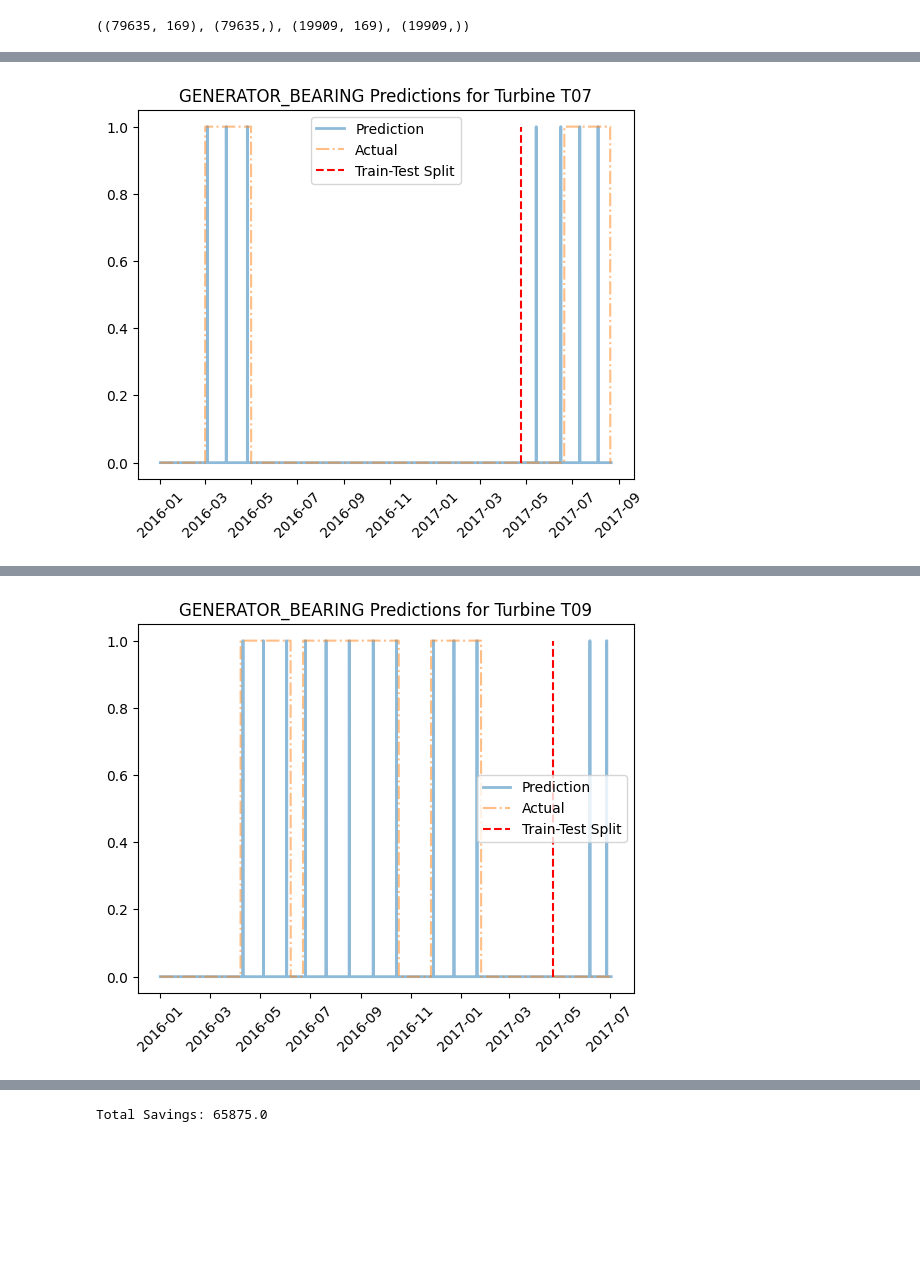
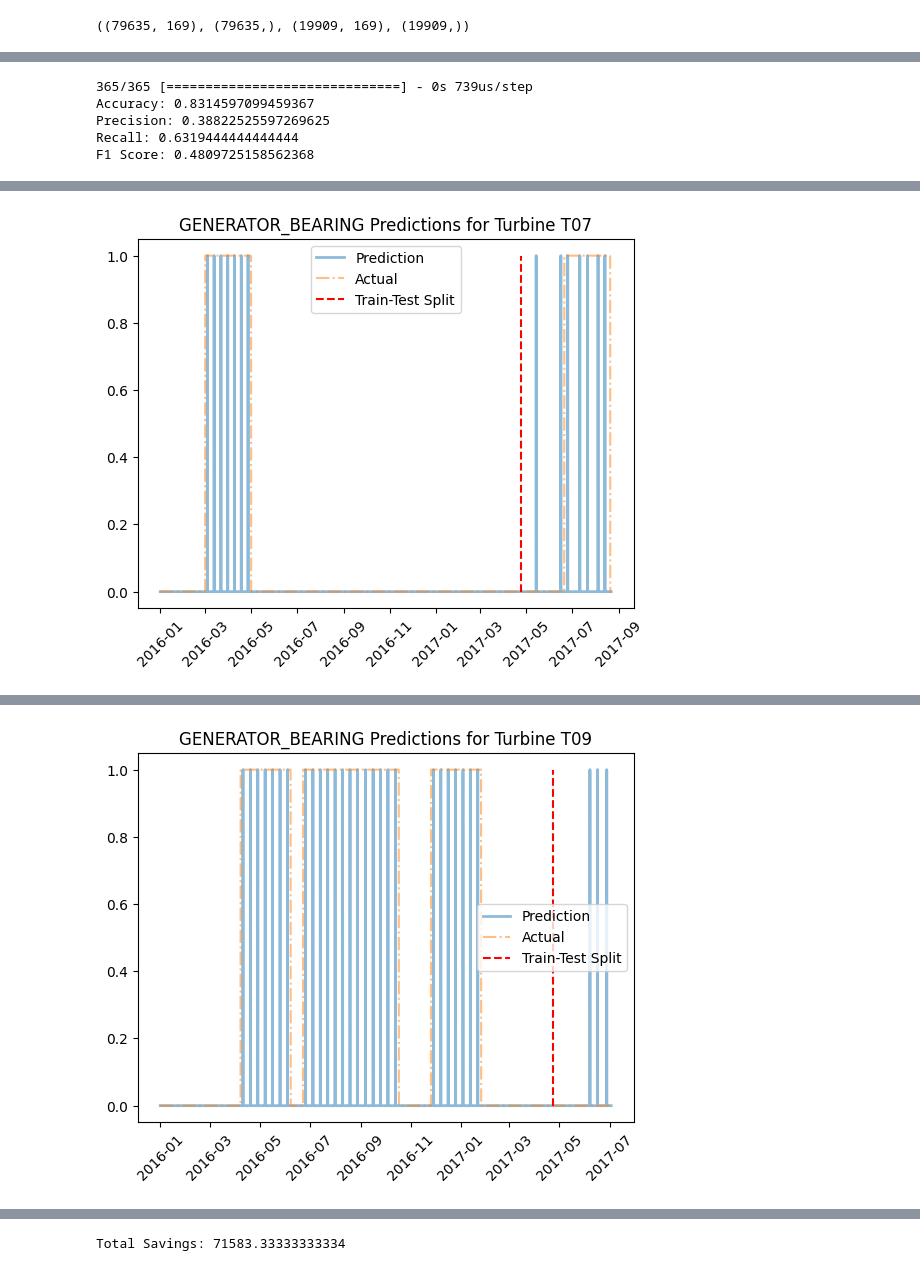
Before and after one commit to Go1vf/EDP-Renewables-EarlyWarningSystem, a Jupyter notebook: simple_nn.ipynb, the cells around one changed output, grey strips where cells are left out. Cells and saved outputs as stored; diff of their text form; code cells hidden in the pictures; blank space fills up the shorter version.

Commit message:
first predictions submitted

```diff
--- a/simple_nn.ipynb
+++ b/simple_nn.ipynb
@@ -112,7 +88,7 @@ df = df[df.iloc[:, :2].columns.to_list() + feat_list + df.iloc[:, -20:].columns.
 train_size = 0.8
 val_size = 0.2
 steps = [24, 3*24, 7*24, 14*24]
-subsystem = "GENERATOR_BEARING"
+subsystem = "GEARBOX"
 
 cost = {
     "GEARBOX": {
@@ -157,6 +133,7 @@ df_xy = process.get_XY_with_steps(df, subsystem, None, steps)
 # %%
 # Seperate and save test data for later use
 train_xy = df_xy[df_xy['Timestamp'] <= st].reset_index(drop = True)
+test_xy = df_xy[df_xy['Timestamp'] > st].reset_index(drop = True)
 # %%
 X_train, Y_train, _, _, _ = process.split_component(train_xy)
 X_train, y_train, X_val, y_val = process.balance_and_split(X_train, Y_train, val_size)
@@ -217,6 +194,17 @@ def get_savings(y_true, y_pred, y_event, y_lead, R, M, I):
     savings -= FN * R
 
     return FP, FN, TP_lead, savings
+# %%
+X_test, Y_test, _, _, _ = process.split_component(test_xy)
+y_pred = nn_model.predict(X_test, threshold=0.9)
+y_true = Y_test.astype(int)
+nn_model.evaluate_model(y_pred, y_true)
+# %% [output]
+365/365 [==============================] - 0s 739us/step
+Accuracy: 0.8314597099459367
+Precision: 0.38822525597269625
+Recall: 0.6319444444444444
+F1 Score: 0.4809725158562368
 # %%
 total_savings = 0
 for turbine in ['T01','T06','T07','T09','T11']:
@@ -233,10 +221,6 @@ for turbine in ['T01','T06','T07','T09','T11']:
             if consec_warn < consec_threshold:
                 y_pred[i] = 0
             elif consec_warn == consec_threshold:
-                continue
-            elif consec_warn > consec_threshold and consec_warn <= 4*7*24:
-                y_pred[i] = 0
-            elif consec_warn > 4*7*24:
                 consec_warn = 0
         elif y_pred[i] == 0:
             if consec_warn > 0:
@@ -248,7 +232,7 @@ for turbine in ['T01','T06','T07','T09','T11']:
             last_warn_time = time[i]
         elif y_pred[i] == 1 and last_warn_time is not None:
             warn_time = time[i]
-            if (warn_time - last_warn_time) / np.timedelta64(1, 'D') <= 2*7:
+            if (warn_time - last_warn_time) / np.timedelta64(1, 'D') < 7:
                 y_pred[i] = 0
             else:
                 last_warn_time = warn_time
@@ -288 +272 @@ print(f"Total Savings: {total_savings}")
-[figure, old version]
+[figure, new version]
@@ -291 +275 @@ print(f"Total Savings: {total_savings}")
-[figure, old version]
+[figure, new version]
@@ -293,3 +277,3 @@ print(f"Total Savings: {total_savings}")
 0 0 [] 0
 [figure]
-Total Savings: 65875.0
+Total Savings: 71583.33333333334
```
Also changed, not shown: parts of 5 cells of this notebook, 1 other file.
